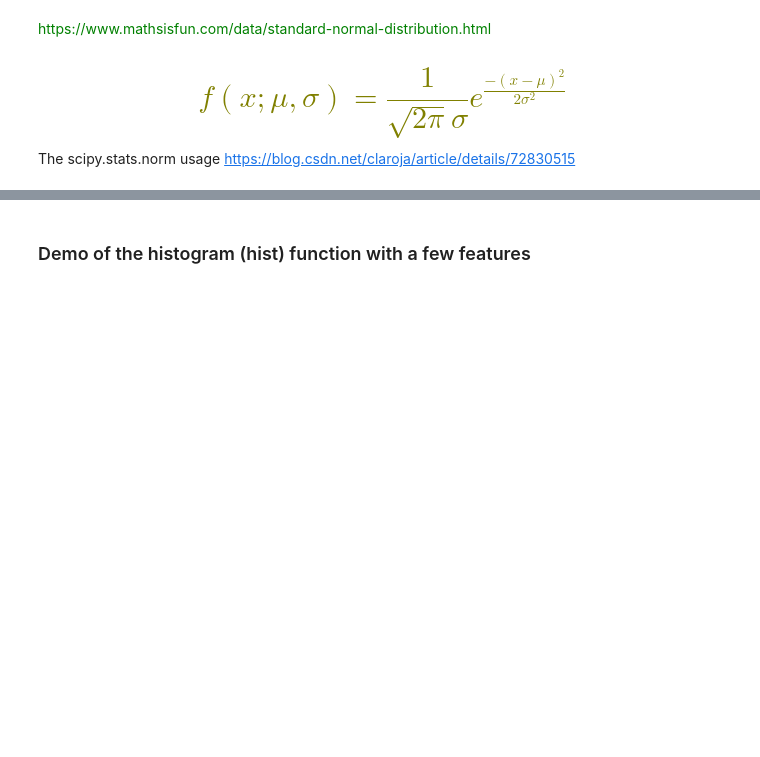
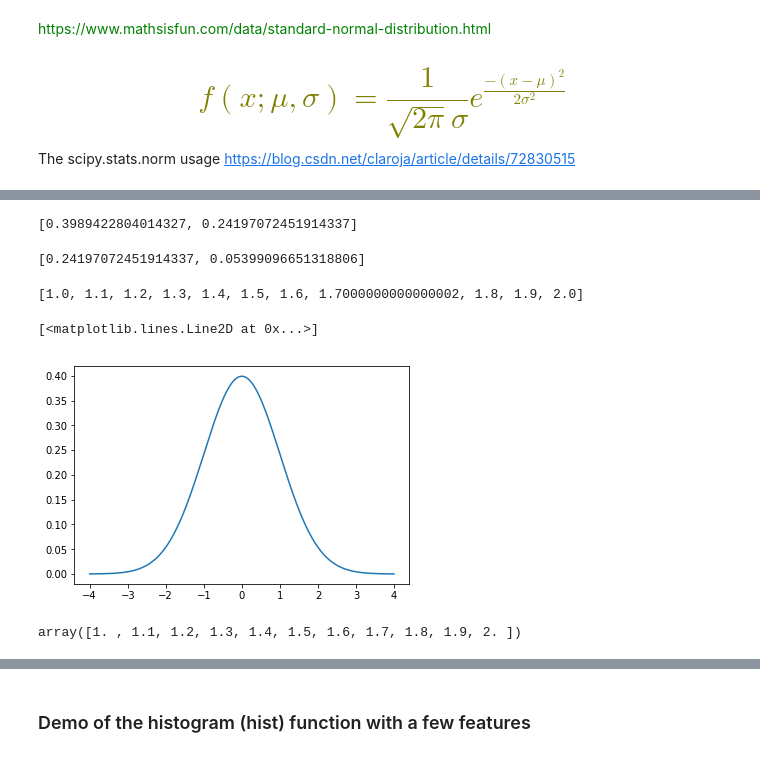
Before and after one commit to ComplicatedPhenomenon/IPython_training, a Jupyter notebook: SciPy/scipy/statisticalPackage.ipynb, the cells around one changed output, grey strips where cells are left out. Drawn from its saved outputs; the diff is of its cells as text; code cells hidden in the pictures; blank space fills up the shorter version.

```diff
--- a/SciPy/scipy/statisticalPackage.ipynb
+++ b/SciPy/scipy/statisticalPackage.ipynb
@@ -127,0 +196,35 @@ plot1 = hist1.dist_curve()
+# %%
+f = lambda x: 1/ math.sqrt(2* math.pi)* math.exp(- math.pow(x, 2)/2)
+# %%
+[f(i) for i in range(2)]
+# %% [output]
+[0.3989422804014327, 0.24197072451914337]
+# %%
+[f(i) for i in [1, 2]]
+# %% [output]
+[0.24197072451914337, 0.05399096651318806]
+# %%
+def evenlyDistributedPoints(lower_limit, upper_limit, num):
+    z = []
+    interval = (upper_limit - lower_limit)/num
+    for i in range(0, num+1):
+        a = lower_limit + interval*i
+        z.append(a)
+    return z
+# %%
+evenlyDistributedPoints(1, 2, 10)
+# %% [output]
+[1.0, 1.1, 1.2, 1.3, 1.4, 1.5, 1.6, 1.7000000000000002, 1.8, 1.9, 2.0]
+# %%
+x  =  evenlyDistributedPoints(-4, 4, 400)
+y = [f(i) for i in x]
+plt.plot(x, y)
+plt.show()
+# %% [output]
+[<matplotlib.lines.Line2D at 0x...>]
+[figure, added]
+# %%
+x = np.linspace(1, 2, 11)
+x
+# %% [output]
+array([1. , 1.1, 1.2, 1.3, 1.4, 1.5, 1.6, 1.7, 1.8, 1.9, 2. ])
```
Also changed, not shown: parts of 49 cells of this notebook, 4 other files.
